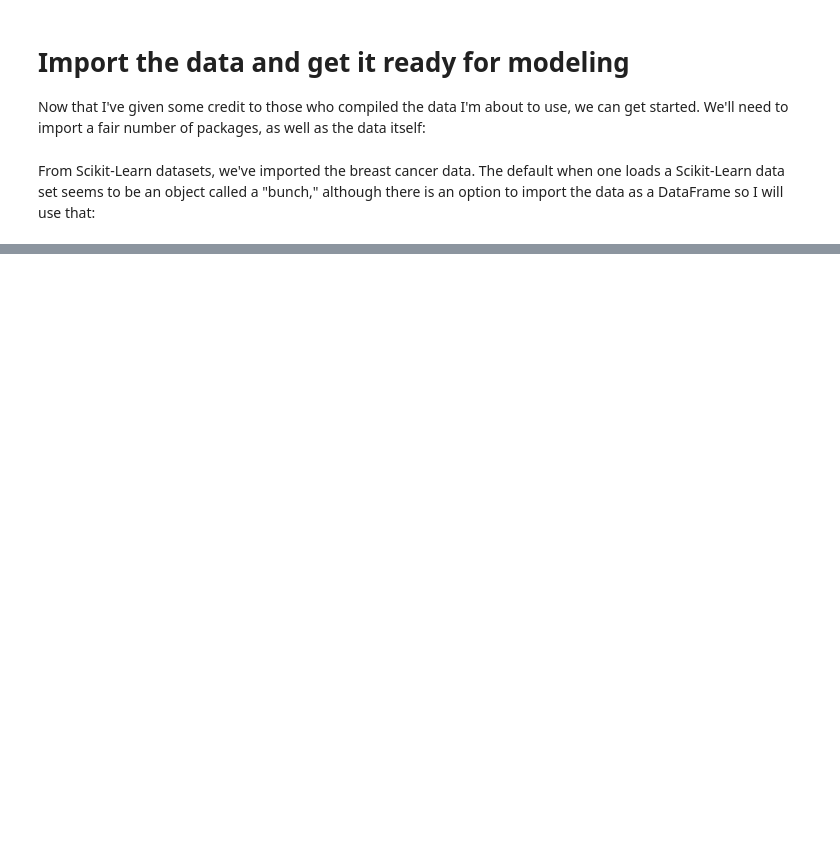
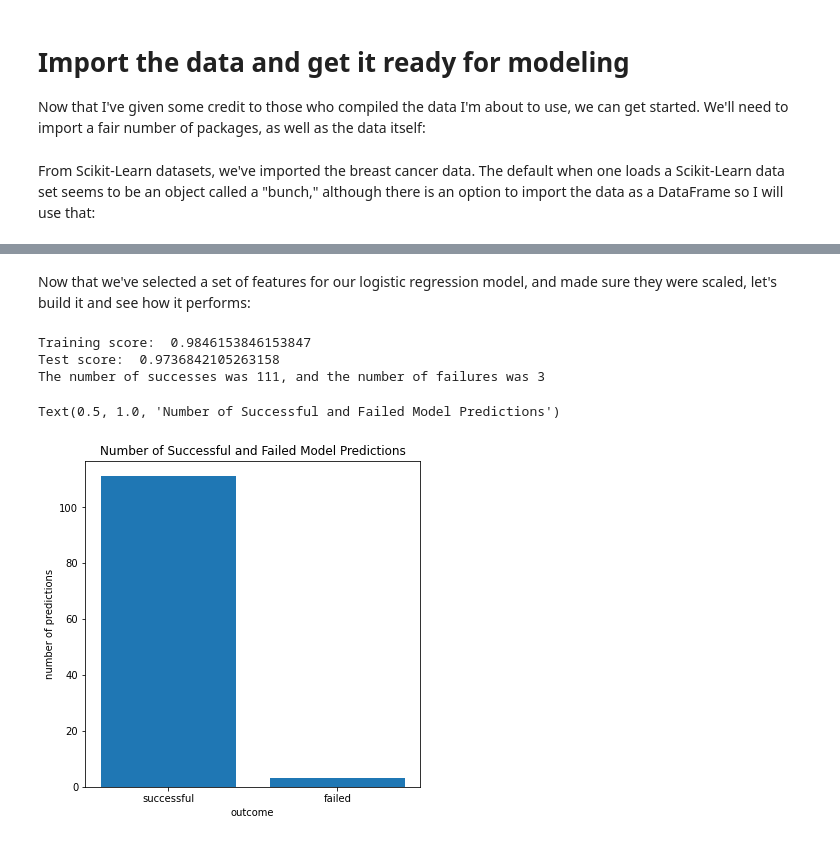
Before and after one commit to macaler/breast_cancer_logistic_regression, a Jupyter notebook: MAC_bc_lr_project.ipynb, the cells around one changed output, grey strips where cells are left out. Cells and saved outputs as stored; diff of their text form; code cells hidden in the pictures; blank space fills up the shorter version.

```diff
--- a/MAC_bc_lr_project.ipynb
+++ b/MAC_bc_lr_project.ipynb
@@ -299,0 +164,66 @@ As I mentioned above, I did not exhaustively try every combination of non-error
+# %%
+# I did not exhaustively check every possible combination of non-error features to include in my model, but this
+# particular set of features yields a model with the same accuracy score as what we got above:
+
+features_2 = all_features[['worst radius', 'worst area', 'worst perimeter', 'worst concave points', \
+                          'mean concave points', 'worst texture', 'worst smoothness', 'worst concavity', \
+                          'worst symmetry', 'mean concavity', 'mean compactness']]
+
+feat_train_2, feat_test_2, targ_train_2, targ_test_2 = train_test_split(features_2, targets, train_size = 0.8, \
+                                                                        test_size = 0.2, random_state = 1)
+
+# Let's make sure this data is scaled:
+stdscale2 = StandardScaler()
+scaled_feat_train_2 = stdscale2.fit_transform(feat_train_2)
+scaled_feat_test_2 = stdscale2.transform(feat_test_2)
+# %% [markdown]
+Now that we've selected a set of features for our logistic regression model, and made sure they were scaled, let's build it and see how it performs:
+# %%
+# Build the model:
+bc_l_r_2 = LogisticRegression()
+bc_l_r_2.fit(scaled_feat_train_2, targ_train_2)
+
+# Determine the accuracy:
+train_score_2 = bc_l_r_2.score(scaled_feat_train_2, targ_train_2)
+print('Training score: ', train_score_2)
+
+# Predict targets for the feature test set:
+targ_predict_2 = bc_l_r_2.predict(scaled_feat_test_2)
+
+# Determine the accuracy:
+test_score_2 = bc_l_r_2.score(scaled_feat_test_2, targ_test_2)
+print('Test score: ', test_score_2)
+
+# Initialize an empty array:
+results_2=[]
+
+# Loop through cells in the test set to see which classifications were correct, and which ones weren't:
+for i in range(len(targ_predict_2)):
+    if targ_predict_2[i] == targ_test_2.iloc[i]:
+        results_2.append('successful')
+    else:
+        results_2.append('unsuccessful')
+
+# Count up the number of successes and the number of failures:
+success_count_2 = results_2.count('successful')
+fails_count_2 = results_2.count('unsuccessful')
+
+# Gather arrays to be used in plotting a bar graph of the results:
+options = ['successful', 'failed']
+test_counts_2 =[success_count_2, fails_count_2]
+
+print('The number of successes was {}, and the number of failures was {}'.format(success_count_2,fails_count_2))
+
+# Plot the bar graph of results:
+
+plt.figure(figsize=(6,6))
+plt.bar(options, test_counts_2)
+plt.xlabel('outcome')
+plt.ylabel('number of predictions')
+plt.title('Number of Successful and Failed Model Predictions')
+# %% [output]
+Training score:  0.9846153846153847
+Test score:  0.9736842105263158
+The number of successes was 111, and the number of failures was 3
+Text(0.5, 1.0, 'Number of Successful and Failed Model Predictions')
+[figure, added]
```
Also changed, not shown: parts of 39 cells of this notebook.
